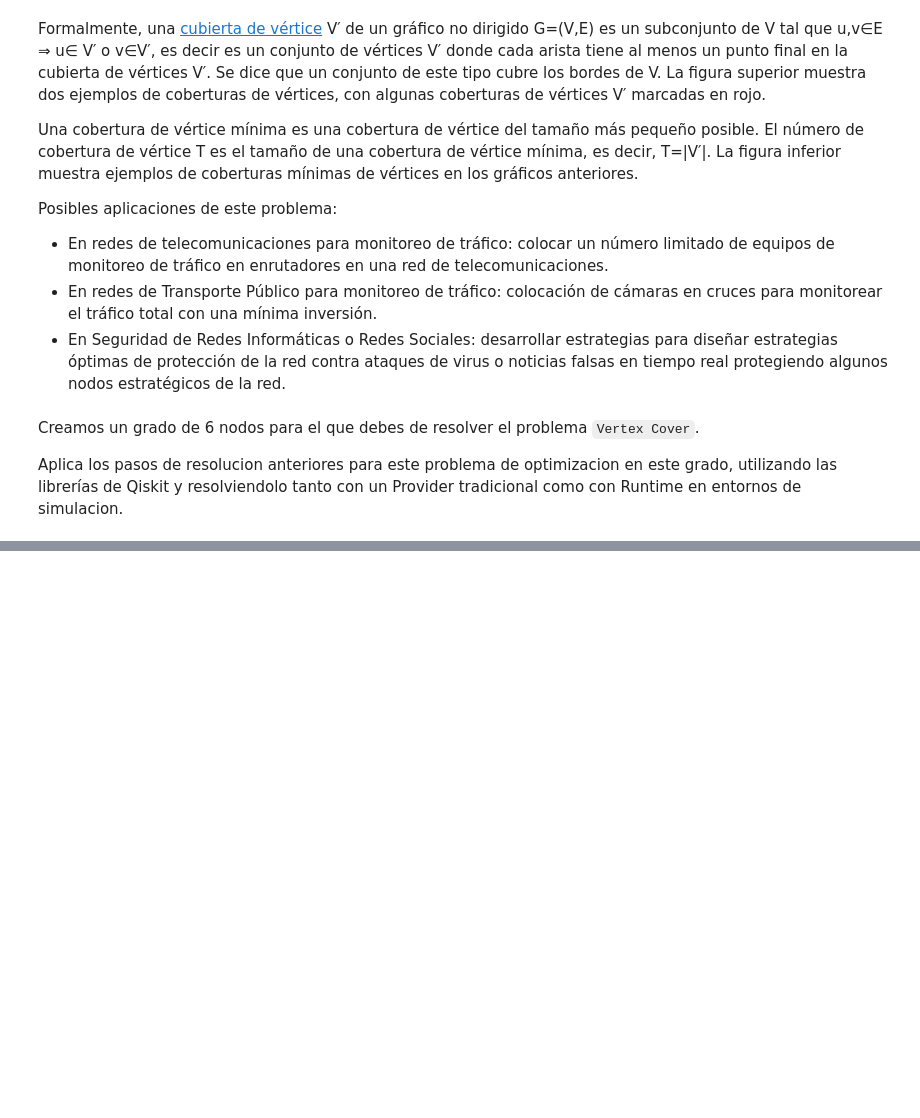
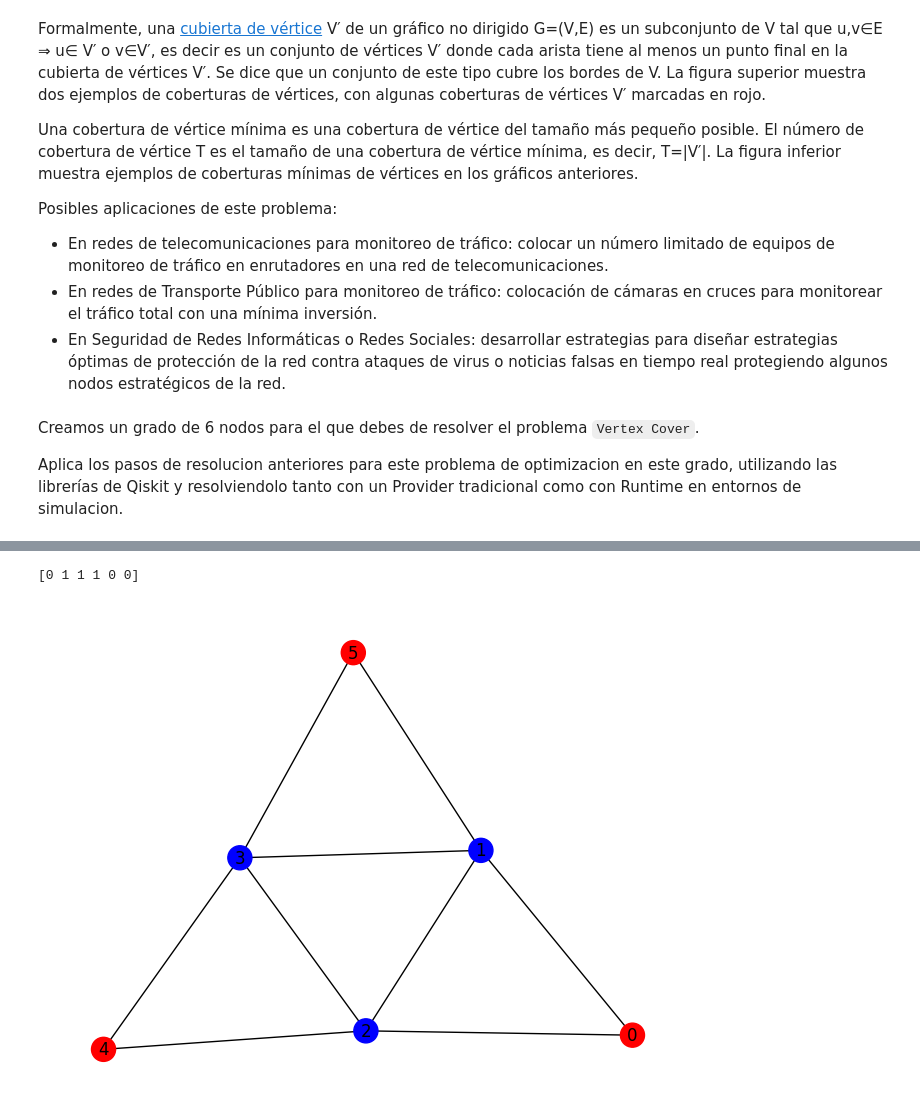
Before and after one commit to jore731/qiskit, a Jupyter notebook: EJERCICIOS/EJERCICIO4_Optimizacion_VQE_QAOA.ipynb, the cells around one changed output, grey strips where cells are left out. Cells and saved outputs as stored; diff of their text form; code cells hidden in the pictures; blank space fills up the shorter version.

```diff
--- a/EJERCICIOS/EJERCICIO4_Optimizacion_VQE_QAOA.ipynb
+++ b/EJERCICIOS/EJERCICIO4_Optimizacion_VQE_QAOA.ipynb
@@ -141,0 +154,20 @@ from qiskit_optimization.applications import VertexCover  #estas librerias de qi
+# %%
+#Resolver con VQE Runtime
+n=5
+ansatz = TwoLocal(n, 'ry', 'cz')
+opt = SPSA(maxiter=50)
+
+# shot-based simulation
+sampler = Sampler(options={"shots": 2048})
+vqe = SamplingVQE(sampler, ansatz, opt, aggregation=0.2)
+
+#find min eigenvalue
+result = vqe.compute_minimum_eigenvalue(ising)
+
+#display results in the graph
+nd=np.array([int(i) for i in result.best_measurement['bitstring'][::-1]])
+print(nd)
+maxcut.draw(nd)
+# %% [output]
+[0 1 1 1 0 0]
+[figure, added]
```
Also changed, not shown: parts of 12 cells of this notebook, 2 other files.
